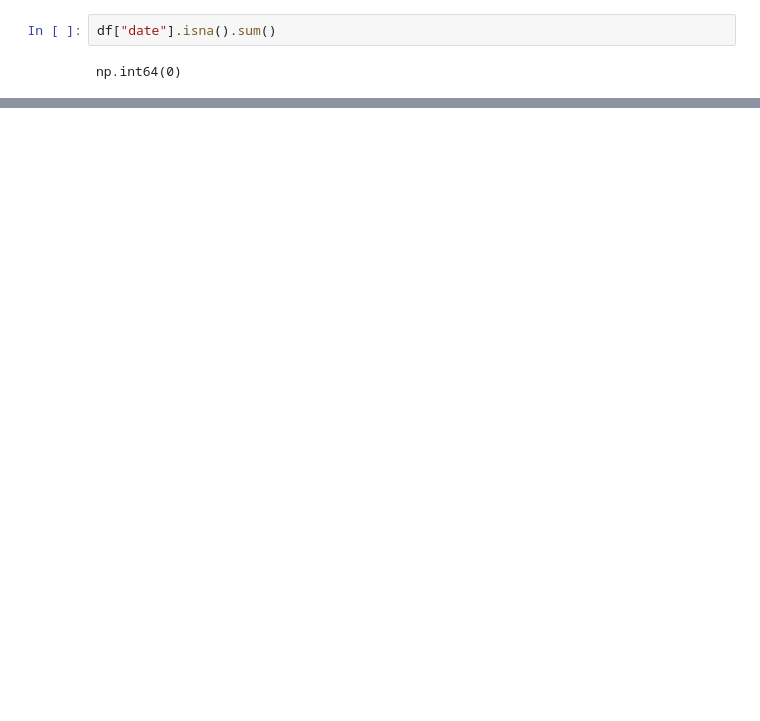
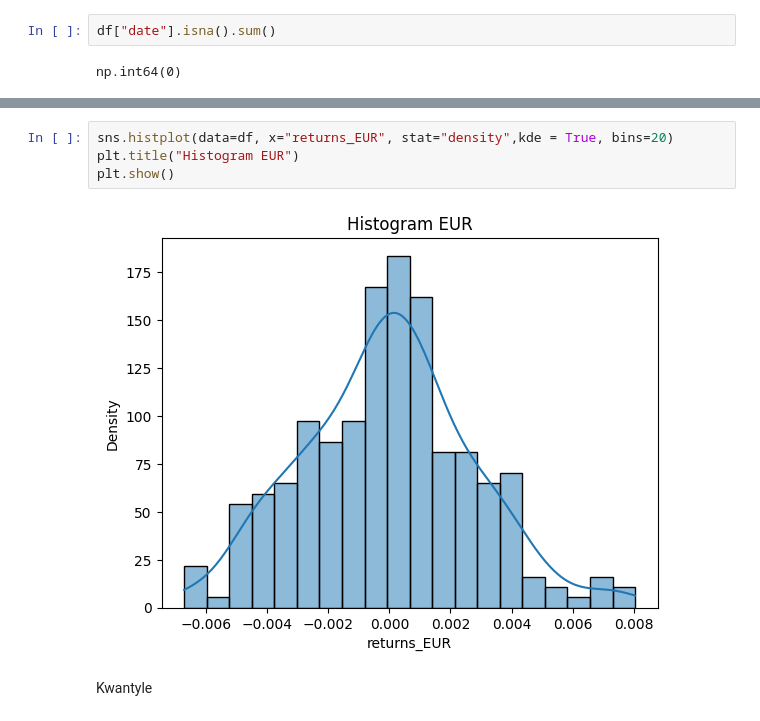
Before and after one commit to rafglo/Industry-Risk-Management, a Jupyter notebook: irm2.ipynb, the cells around one changed output, grey strips where cells are left out. Cells and saved outputs as stored; diff of their text form; blank space fills up the shorter version.

```diff
--- a/irm2.ipynb
+++ b/irm2.ipynb
@@ -125,0 +183,8 @@ plt.show()
+# %%
+sns.histplot(data=df, x="returns_EUR", stat="density",kde = True, bins=20)
+plt.title("Histogram EUR")
+plt.show()
+# %% [output]
+[figure, added]
+# %% [markdown]
+Kwantyle
```
Also changed, not shown: parts of 43 cells of this notebook.
